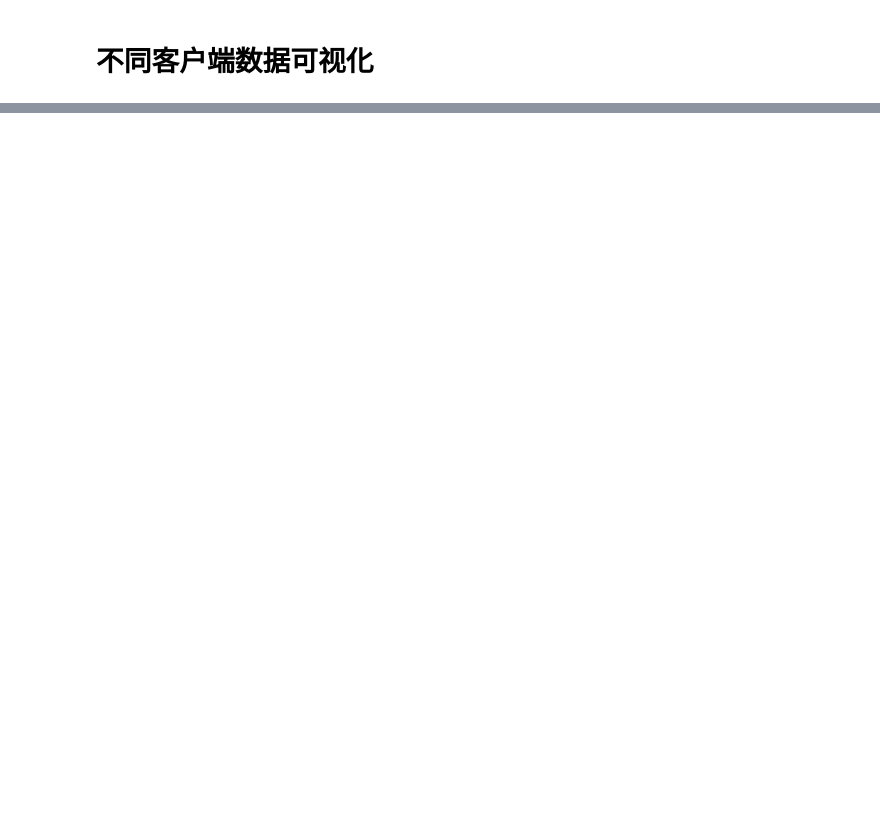
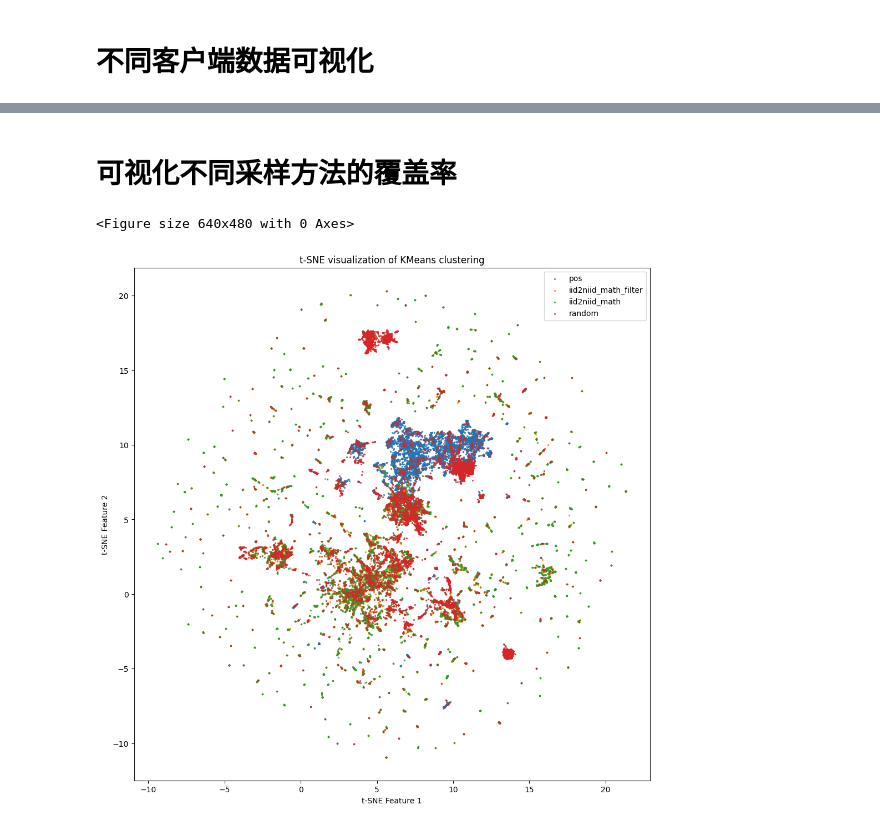
Before and after one commit to LEON-gittech/Cherry_LLM, a Jupyter notebook: niid_data/iid2niid.ipynb, the cells around one changed output, grey strips where cells are left out. Cells and saved outputs as stored; diff of their text form; code cells hidden in the pictures; blank space fills up the shorter version.

```diff
--- a/niid_data/iid2niid.ipynb
+++ b/niid_data/iid2niid.ipynb
@@ -520,6 +287,9 @@ for i, sampled_data in enumerate(clients_data):
 7
 8
 9
+# %%
+for i, pos_data in enumerate(client_pos_datasets):
+    pos_data.save_to_disk(f"/mnt/bn/data-tns-live-llm/leon/datasets/fed_data/iid2niid_math_filter_{i}.parquet")
 # %% [markdown]
 ## 查看 score 分布
 # %%
@@ -667,3 +429,41 @@ Falling back to random initialisation!
+# %% [markdown]
+# 可视化不同采样方法的覆盖率
 # %%
-for i, pos_data in enumerate(client_pos_datasets):
-    pos_data.save_to_disk(f"/mnt/bn/data-tns-live-llm/leon/datasets/fed_data/iid2niid_fin_filter_{i}.parquet")
+method_datasets = []
+for name in ["pos","iid2niid_math_filter","iid2niid_math","random"]:
+    client_pos_datasets = []
+    for i in range(10):
+        client_pos_datasets.append(load_from_disk(f"/mnt/bn/data-tns-live-llm/leon/datasets/fed_data/{name}_{i}.parquet"))
+    method_datasets.append(concatenate_datasets(client_pos_datasets).shuffle().select(range(10000)))
+# %%
+embeddings = []
+labels = []
+for i, data in enumerate(method_datasets):
+    embedding = model.encode(data["instruction"])
+    embeddings.extend(embedding)
+    labels.extend([i]*len(embedding))
+
+embeddings = np.array(embeddings)
+labels = np.array(labels)
+umap_model = umap.UMAP(n_components=2, metric='cosine')
+umap_results = umap_model.fit_transform(embeddings)
+# 调整子图间距
+plt.tight_layout()
+# 展示所有子图
+plt.show()
+
+plt.figure(figsize=(12, 12))
+for i, name in zip(range(len(method_datasets)), ["pos","iid2niid_math_filter","iid2niid_math","random"]):
+    # 选择属于当前簇的点
+    points = umap_results[labels == i]
+    # 绘制这些点，并用不同的颜色进行区分
+    plt.scatter(points[:, 0], points[:, 1], label=f'{name}', s=2, alpha=0.7)
+
+plt.title('t-SNE visualization of KMeans clustering')
+plt.xlabel('t-SNE Feature 1')
+plt.ylabel('t-SNE Feature 2')
+plt.legend()
+plt.show()
+# %% [output]
+<Figure size 640x480 with 0 Axes>
+[figure, added]
```
Also changed, not shown: parts of 19 cells of this notebook, 7 other files.
